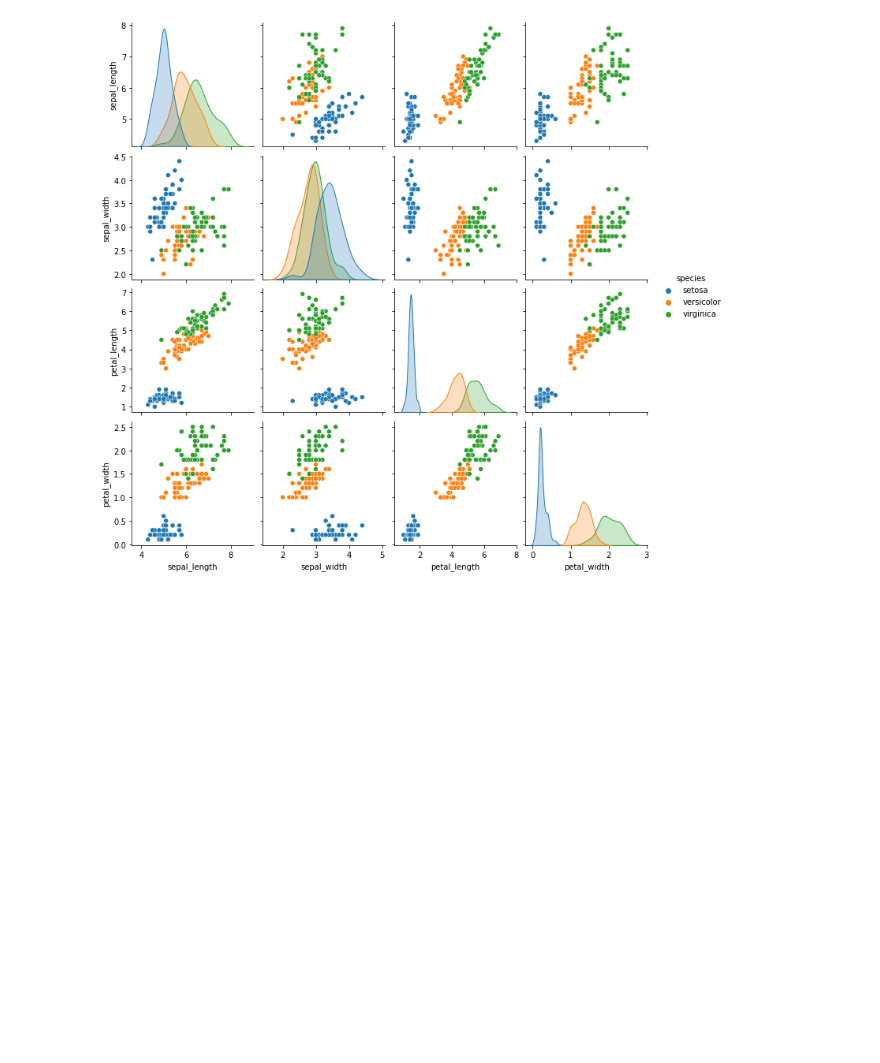
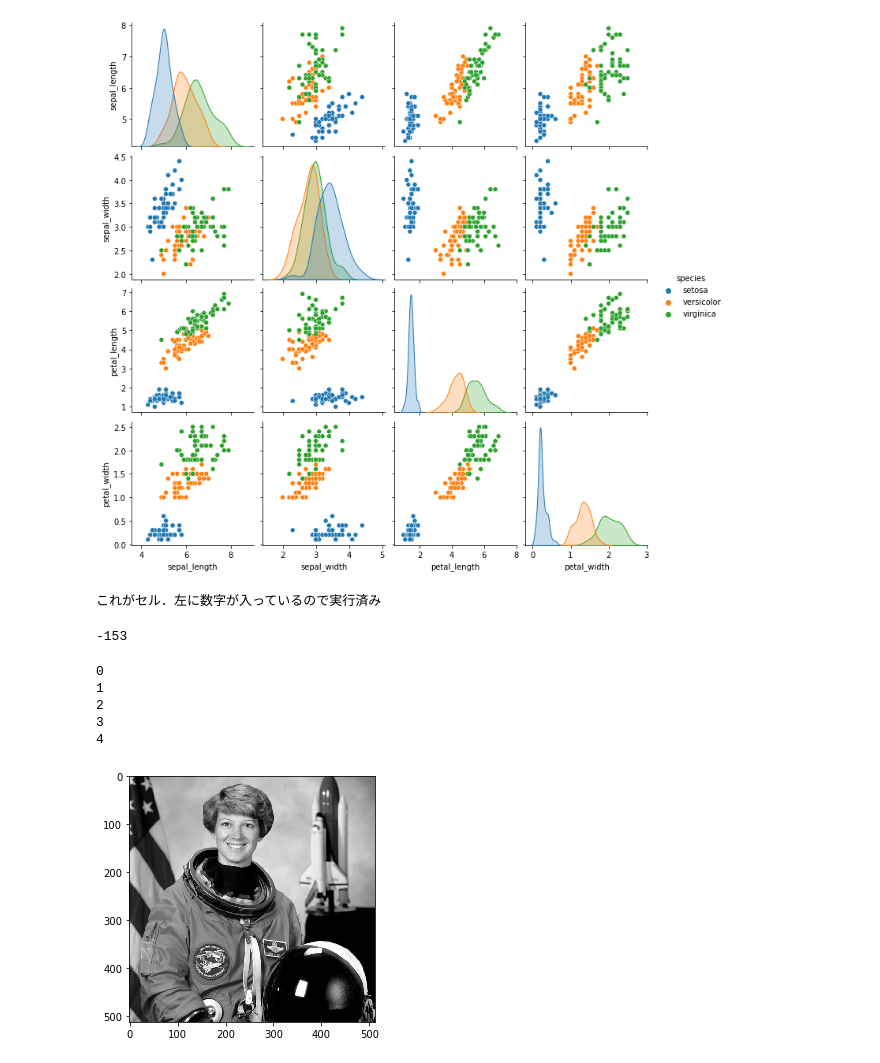
Before and after one commit to Yujingoto/EEG-Analysis, a Jupyter notebook: Simulation/simulation1.ipynb, the cells around one changed output. Cells and saved outputs as stored; diff of their text form; code cells hidden in the pictures; blank space fills up the shorter version.

```diff
--- a/Simulation/simulation1.ipynb
+++ b/Simulation/simulation1.ipynb
@@ -24,3 +30,7 @@ plt.show()
 # %% [output]
 <Figure size 720x576 with 0 Axes>
 [figure]
+# %%
+print('これがセル．左に数字が入っているので実行済み')
+# %% [output]
+これがセル．左に数字が入っているので実行済み
@@ -26,0 +39,13 @@ plt.show()
+# %%
+10*9-3**5
+# %% [output]
+-153
+# %%
+for i in range(5):
+    print(i)
+# %% [output]
+0
+1
+2
+3
+4
@@ -26,0 +57,12 @@ plt.show()
+# %%
+#画像のロード
+np_img = data.astronaut()#画像ロード
+
+np_img = color.rgb2gray(np_img)#グレースケール化
+np_img = np_img.astype('f')
+
+io.imshow(np_img)#画像の表示
+
+cp_img = cp.asarray(np_img)#numpy配列をcupy配列に変換
+# %% [output]
+[figure, added]
```
Also changed, not shown: parts of 8 cells of this notebook, 20 other files.
